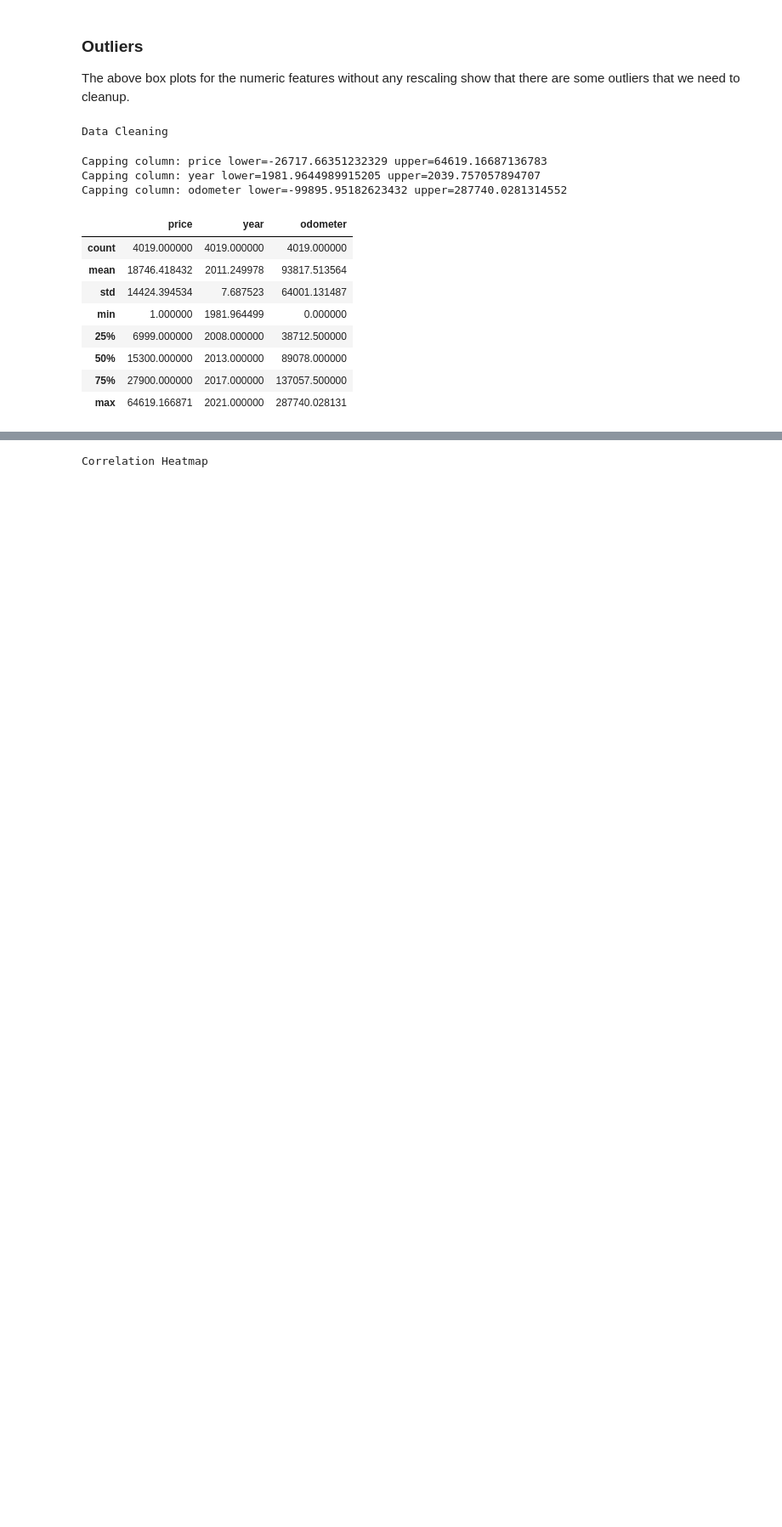
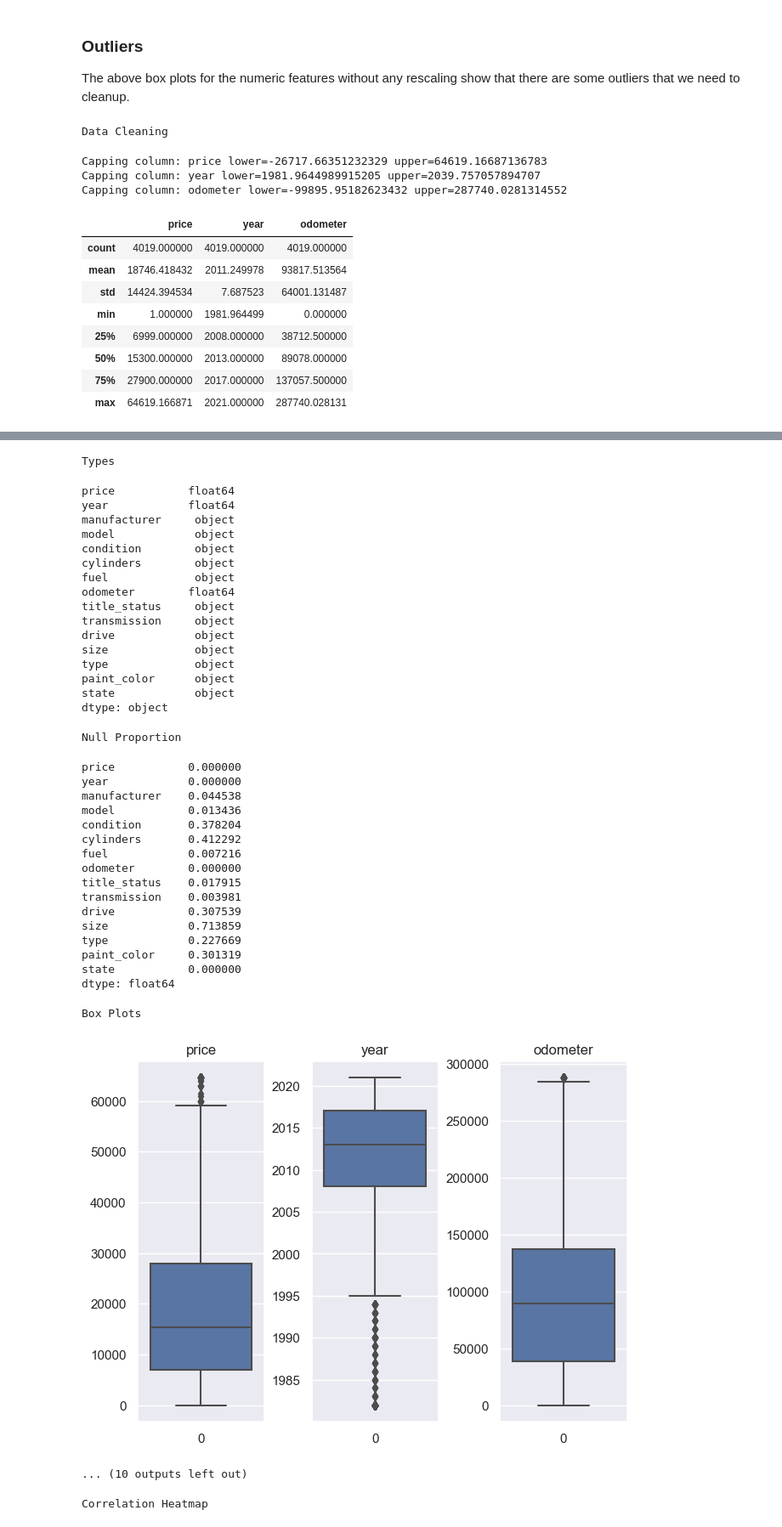
Before and after one commit to ranton256/used_car_sale_price_analysis, a Jupyter notebook: rna63_project_phase1.ipynb, the cells around one changed output, grey strips where cells are left out. Shown at 85% size. Saved outputs shown, nothing was run; the diff lists cells and outputs as text; code cells hidden in the pictures; blank space fills up the shorter version.

Commit message:
Cleaned up report some more

```diff
--- a/rna63_project_phase1.ipynb
+++ b/rna63_project_phase1.ipynb
@@ -232,23 +232,27 @@ def describe_col(colname, df):
     d = df[colname].describe().apply(fmt.format)
     display(d)
 # %%
-def describe_data(title, df):
+def describe_data(title, df, verbose=True):
     show_heading("Dataset Name: {}".format(title), size='1')
-    print("Info:")
+
+    show_heading("Info", size=3)
+    print("Shape:", df.shape)
     display(df.info())
-    print("Sample:")
+
+    show_heading("Sample", size=3)
     pd.set_option('display.max_columns', None)
     display(df.head())
-    print("Shape:", df.shape)
-    print("Types:")
+
+    show_heading("Types", size=3)
     display(df.dtypes)
 
+    show_heading("Null Proportion", size=3)
     null_ratio = df.isnull().sum()/len(df.index)
-    print("Null Proportion:")
     display(null_ratio)
 
-    for colname in df.columns:
-        describe_col(colname, df)
+    if verbose:
+        for colname in df.columns:
+            describe_col(colname, df)
 # %%
 # Drop any columns we don't want and set df var.
 df = orig_df
@@ -407,7 +399,7 @@ def show_bar_plots(df):
 
     n_uniq = df[colnames].nunique()
 
-    print("Column unique counts:")
+    show_heading("Column unique counts", size=4)
     print([(c,n) for c,n in zip(colnames, n_uniq)])
 
     MAX_BAR_VALUES = 50
@@ -655,0 +565,6 @@ The histograms for price and odometer show distributions skewed towards more fre
+# %%
+# NOTE: Set verbose=true to see description of each column in more detail.
+
+describe_data("Cleaned " + dataset_title, df_cleaned, verbose=False)
+visualize_data("Cleaned " + dataset_title, df_cleaned)
+# %% [output]
@@ -656,3 +598,40 @@ The histograms for price and odometer show distributions skewed towards more fre
+Types
+price           float64
+year            float64
+manufacturer     object
+model            object
+condition        object
+cylinders        object
+fuel             object
+odometer        float64
+title_status     object
+transmission     object
+drive            object
+size             object
+type             object
+paint_color      object
+state            object
+dtype: object
+Null Proportion
+price           0.000000
+year            0.000000
+manufacturer    0.044538
+model           0.013436
+condition       0.378204
+cylinders       0.412292
+fuel            0.007216
+odometer        0.000000
+title_status    0.017915
+transmission    0.003981
+drive           0.307539
+size            0.713859
+type            0.227669
+paint_color     0.301319
+state           0.000000
+dtype: float64
+Box Plots
+[figure, added]
+... (10 outputs left out)
 # %%
 # Let's reexamine the correlation heatmap after cleaning up the outliers and missing values.
 show_correlation(df, show_heatmap=True)
```
Also changed, not shown: parts of 7 cells of this notebook.
